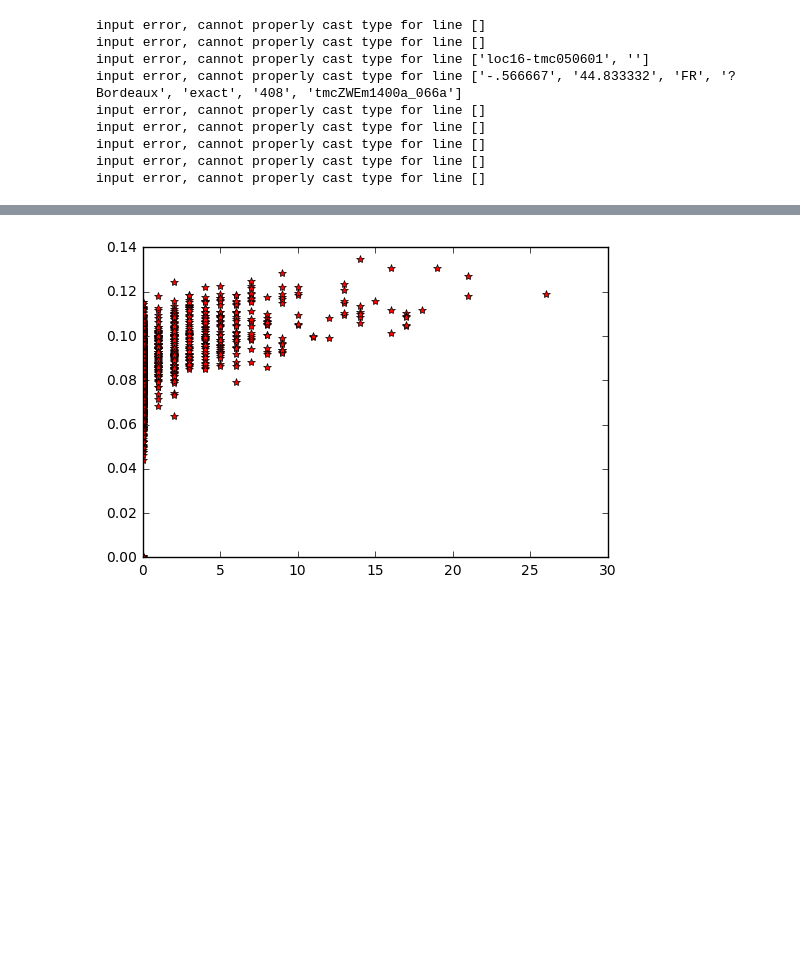
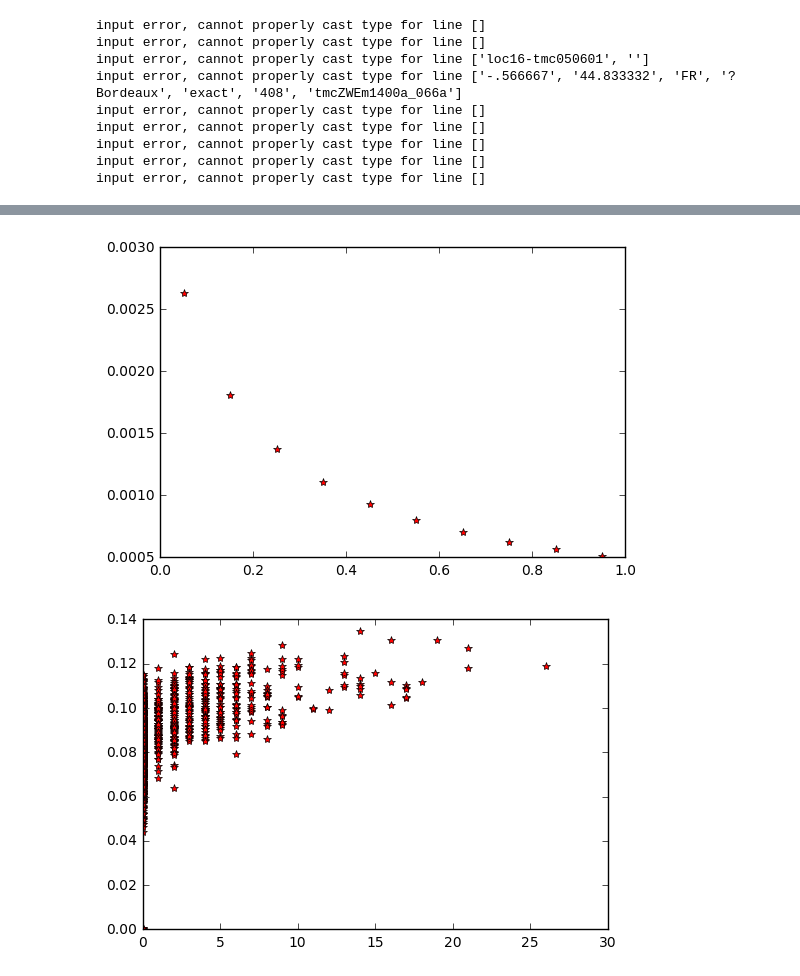
Before and after one commit to LucyWilcox/Plague, a Jupyter notebook: code/main_model.ipynb, the cells around one changed output, grey strips where cells are left out. Drawn from its saved outputs; the diff is of its cells as text; code cells hidden in the pictures; blank space fills up the shorter version.

```diff
--- a/code/main_model.ipynb
+++ b/code/main_model.ipynb
@@ -35,3 +62,8 @@ NameError: name 'banana' is not defined
+# %%
+plt.plot(trans_rates, cc_to_count,'r*')
+plt.show()
+# %% [output]
+[figure, added]
 # %%
 plt.plot(infection_count, closeness, 'r*')
 plt.show()
```
Also changed, not shown: parts of 6 cells of this notebook.
